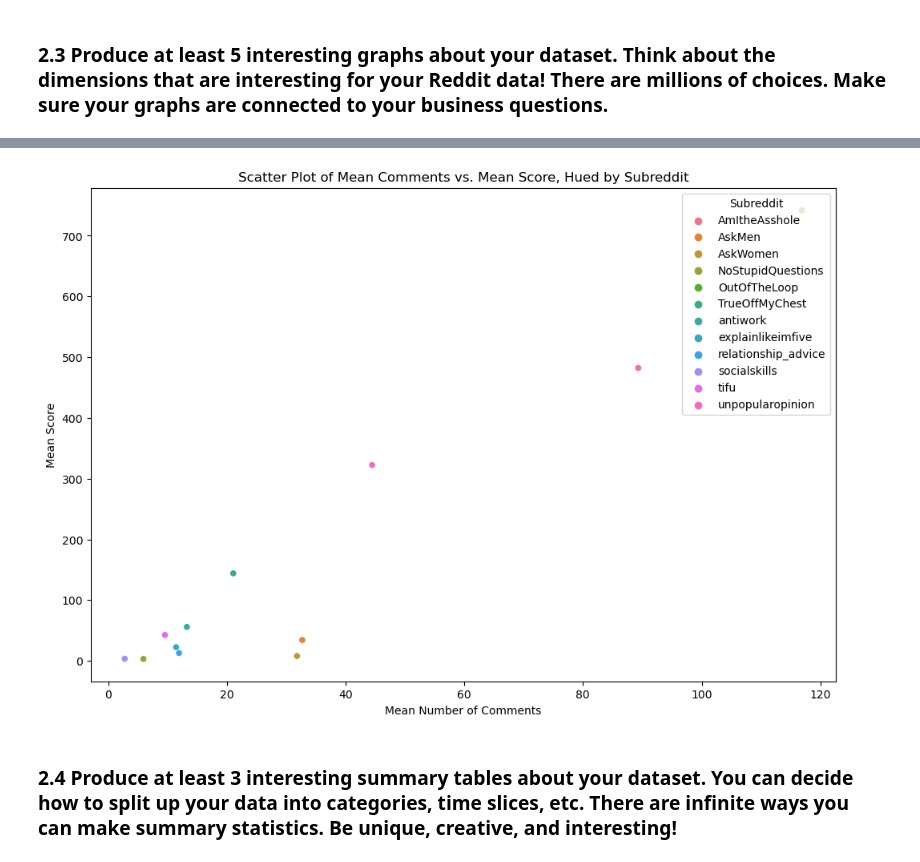
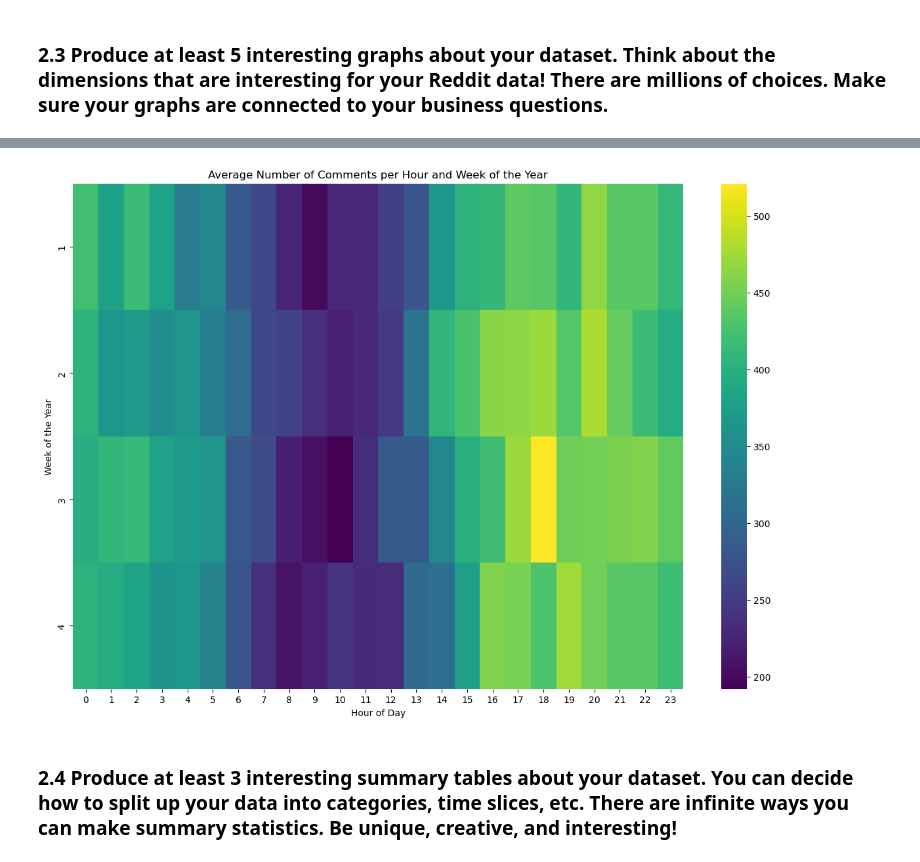
Before and after one commit to gu-dsan6000/fall-2023-reddit-project-team-17, a Jupyter notebook: code/project_eda/project_eda_victor.ipynb, the cells around one changed output, grey strips where cells are left out. Saved outputs shown, nothing was run; the diff lists cells and outputs as text; code cells hidden in the pictures.

Commit message:
prelim charts

```diff
--- a/code/project_eda/project_eda_victor.ipynb
+++ b/code/project_eda/project_eda_victor.ipynb
@@ -453,20 +518,4 @@ Name: over_18, dtype: int64
 # %%
-from pyspark.sql import functions as F
-
-# Group by 'subreddit' and calculate the mean of 'num_comments' and 'score'
-subreddit_means = submissions_active.groupBy('subreddit') \
-                                    .agg(F.mean('num_comments').alias('mean_num_comments'),
-                                         F.mean('score').alias('mean_score'))
-
-# Now convert this Spark DataFrame to a Pandas DataFrame
-pandas_df_means = subreddit_means.toPandas()
-
-# Ensure the 'subreddit' is treated as a category for better plotting
-pandas_df_means['subreddit'] = pandas_df_means['subreddit'].astype('category')
-
-# Now plot using seaborn for better hue handling
-import seaborn as sns
-import matplotlib.pyplot as plt
 
 # Create the scatter plot
 plt.figure(figsize=(12, 8))
@@ -481,10 +530,42 @@ scatter_plot.set_xlabel('Mean Number of Comments')
 scatter_plot.set_ylabel('Mean Score')
 plt.legend(title='Subreddit', loc='upper right')
 
+
 # Show the plot
 plt.show()
-# %% [output]
-[figure, removed]
+# %%
+from pyspark.sql.functions import weekofyear, hour, avg
+
+# Convert `created_utc` from Unix time to timestamp type if necessary
+comments_active = comments_active.withColumn('timestamp', F.to_timestamp(comments_active.created_utc.cast(dataType='timestamp')))
+
+# Filter out dates on or before January 3rd as these would be considered the 53rd week of the 2020
+comments_active = comments_active.filter(F.to_date('timestamp') > F.lit('2021-01-03'))
+
+# Extract the week of year and hour from `created_utc`
+comments_active = comments_active.withColumn('week_of_year', F.weekofyear('timestamp'))
+comments_active = comments_active.withColumn('hour_of_day', F.hour('timestamp'))
+
+# Group by week of year and hour of day, then calculate the average number of comments
+comments_grouped = comments_active.groupBy('week_of_year', 'hour_of_day').count()
+
+# Pivot the data to create a matrix of week_of_year (rows) by hour_of_day (columns) with the counts of comments
+comments_pivot = comments_grouped.groupBy('week_of_year').pivot('hour_of_day').avg('count').orderBy('week_of_year')
+
+# Convert to Pandas DataFrame for visualization
+comments_pivot_df = comments_pivot.toPandas().set_index('week_of_year')
+
+comments_pivot_df.to_csv('../../data/eda-plots/average-comments-hour-and-week-data.csv', index=True)
+# %%
+# Plotting the heatmap using seaborn
+plt.figure(figsize=(15, 10))
+sns.heatmap(comments_pivot_df, cmap='viridis')
+plt.title('Average Number of Comments per Hour and Week of the Year')
+plt.xlabel('Hour of Day')
+plt.ylabel('Week of the Year')
+plt.show()
+# %% [output]
+[figure, added]
 # %% [markdown]
 ### 2.4 Produce at least 3 interesting summary tables about your dataset. You can decide how to split up your data into categories, time slices, etc. There are infinite ways you can make summary statistics. Be unique, creative, and interesting!
 # %%
```
Also changed, not shown: parts of 15 cells of this notebook, 4 other files.
